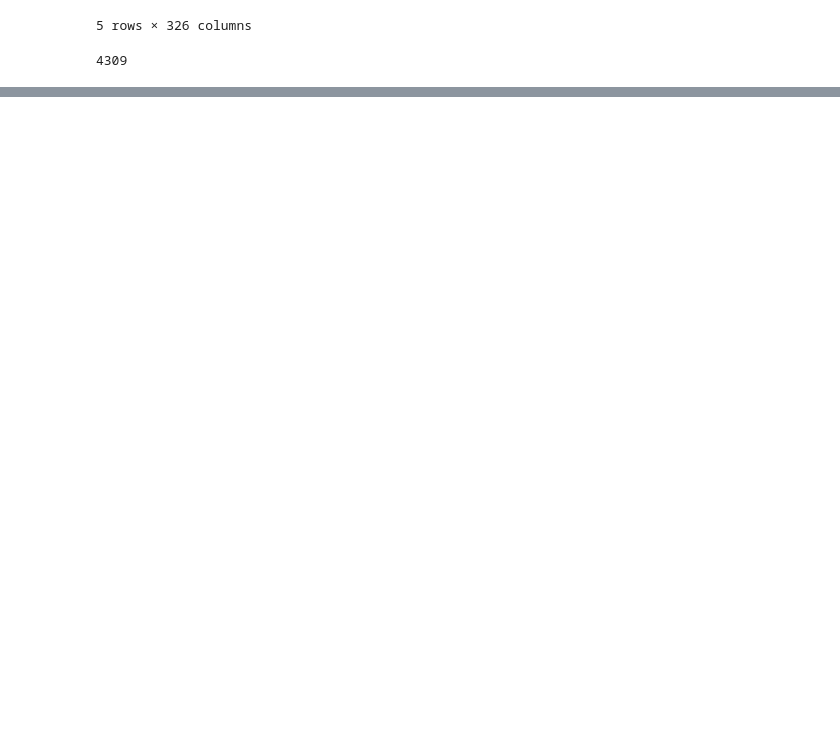
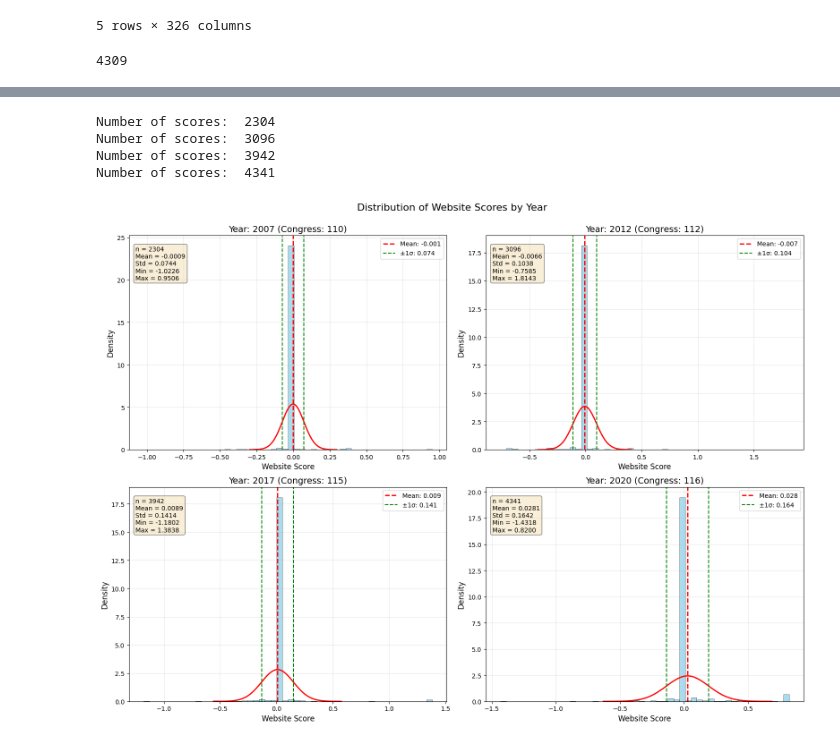
Before and after one commit to vdaita/buy-american-polarization, a Jupyter notebook: Process.ipynb, the cells around one changed output, grey strips where cells are left out. Saved outputs shown, nothing was run; the diff lists cells and outputs as text; code cells hidden in the pictures; blank space fills up the shorter version.

```diff
--- a/Process.ipynb
+++ b/Process.ipynb
@@ -201,3 +227,62 @@ with open("phrase_count_by_year.pkl", "wb") as f:
+# %%
+# claude visualization
+
+import numpy as np
+
+import matplotlib.pyplot as plt
+
+fig, axes = plt.subplots(2, 2, figsize=(16, 12))
+fig.suptitle('Distribution of Website Scores by Year', fontsize=16)
+
+# Flatten the axes for easier iteration
+axes = axes.flatten()
+
+for i, year_idx in enumerate([0, 5, 10, 13]):  # Sample early, middle, and recent years
+    year = list(session_year_map.keys())[year_idx]
+    scores = all_website_scores[year_idx]
+    print("Number of scores: ", len(scores))
+    # scores = scores[:200]
+
+    # Calculate statistics
+    mean = np.mean(scores)
+    std = np.std(scores)
+
+    # Plot histogram with density curve
+    ax = axes[i]
+    n, bins, patches = ax.hist(scores, bins=50, alpha=0.7, density=True,
+                               color='skyblue', edgecolor='black', linewidth=0.5)
+
+    # Add normal distribution curve
+    x = np.linspace(mean - 4*std, mean + 4*std, 100)
+    y = 1/(std * np.sqrt(2 * np.pi)) * np.exp( - (x - mean)**2 / (2 * std**2))
+    ax.plot(x, y, 'r-', linewidth=2)
+
+    # Add vertical lines for mean and standard deviations
+    ax.axvline(mean, color='red', linestyle='dashed', linewidth=2, label=f'Mean: {mean:.3f}')
+    ax.axvline(mean + std, color='green', linestyle='dashed', linewidth=1.5, label=f'±1σ: {std:.3f}')
+    ax.axvline(mean - std, color='green', linestyle='dashed', linewidth=1.5)
+
+    # Add title and labels
+    ax.set_title(f'Year: {year} (Congress: {session_year_map[year]})', fontsize=14)
+    ax.set_xlabel('Website Score', fontsize=12)
+    ax.set_ylabel('Density', fontsize=12)
+    ax.grid(True, alpha=0.3)
+    ax.legend()
+
+    # Add text with statistics
+    text = f'n = {len(scores)}\nMean = {mean:.4f}\nStd = {std:.4f}\nMin = {min(scores):.4f}\nMax = {max(scores):.4f}'
+    ax.text(0.02, 0.95, text, transform=ax.transAxes, fontsize=10,
+            verticalalignment='top', bbox=dict(boxstyle='round', facecolor='wheat', alpha=0.5))
+
+plt.tight_layout()
+plt.subplots_adjust(top=0.92)
+plt.show()
+# %% [output]
+Number of scores:  2304
+Number of scores:  3096
+Number of scores:  3942
+Number of scores:  4341
+[figure, added]
 # %%
 import numpy as np
 print([np.mean(scores) for scores in all_website_scores])
```
Also changed, not shown: parts of 14 cells of this notebook, 1 other file.
